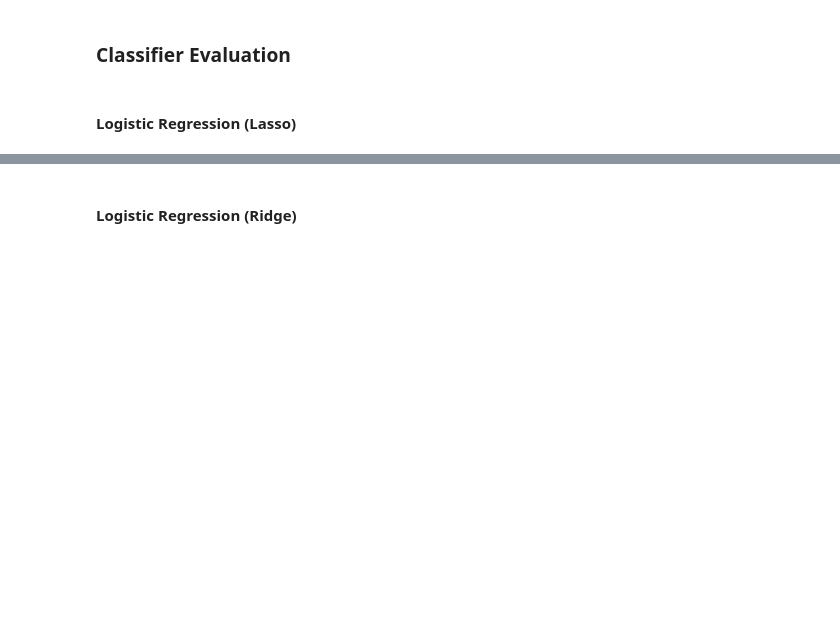
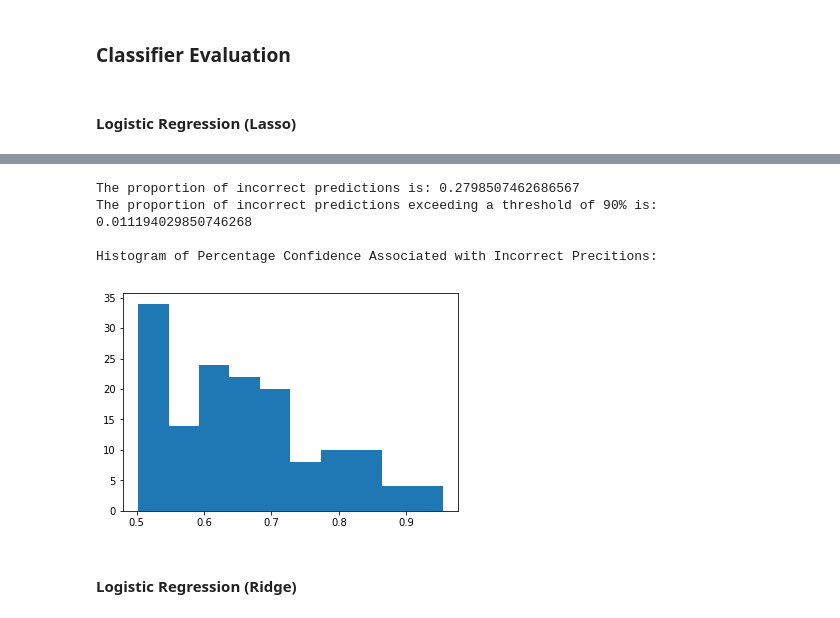
Before and after one commit to elyliu/mids-w207-final_proj-ncaa, a Jupyter notebook: deliverables/01-modeling.ipynb, the cells around one changed output, grey strips where cells are left out. Cells and saved outputs as stored; diff of their text form; code cells hidden in the pictures; blank space fills up the shorter version.

Commit message:
Error analysis

```diff
--- a/deliverables/01-modeling.ipynb
+++ b/deliverables/01-modeling.ipynb
@@ -1216,10 +1216,14 @@ Pull data from PostgreSQL and save to CSV. Basically saving data pull locally fo
 
 # df.to_csv("./data/approach1.csv", index=False)
 # %%
-df_in = pd.read_csv("./data/approach1.csv")
+# df_in = pd.read_csv("./data/approach1.csv")
+df_in = df
 # %%
 df_train = df_in[df_in['holdout_s1'] == 0]
 df_test = df_in[df_in['holdout_s1'] == 1]
+
+df_train = df_train.reset_index()
+df_test = df_test.reset_index()
 # %% [markdown]
 ### Baseline Metrics
 
@@ -1303,3 +1307,46 @@ ROC AUC:  0.793829360659
+# %%
+## Error Analysis
+wrong_count = 0
+really_wrong_count = 0
+high_error_threshold = 0.9
+len_data = len(pred)
+
+pos_wrong_list = []
+wrong_prob_list = []
+pos_right_list = []
+right_prob_list = []
+
+i = 0
+## Checking to see if predicted data matches actual data, and storing appropriate probability
+for data in pred:
+    data_prob = probs[i][data]
+
+    if data != df_test['Outcome'][i]:
+        wrong_count = wrong_count + 1
+        pos_wrong_list.append(i)
+        wrong_prob_list.append(data_prob)
+
+        if data_prob > high_error_threshold:
+            really_wrong_count = really_wrong_count + 1
+    else:
+        pos_right_list.append(i)
+        right_prob_list.append(data_prob)
+    i = i + 1
+
+wrong_perc = wrong_count / len_data
+really_wrong_perc = really_wrong_count / len_data
+
+print("The proportion of incorrect predictions is:", wrong_perc)
+print("The proportion of incorrect predictions exceeding a threshold of 90% is:", really_wrong_perc)
+print("\nHistogram of Percentage Confidence Associated with Incorrect Precitions:")
+
+graph = plt.hist(wrong_prob_list)
+# %% [output]
+The proportion of incorrect predictions is: 0.2798507462686567
+The proportion of incorrect predictions exceeding a threshold of 90% is: 0.011194029850746268
+
+Histogram of Percentage Confidence Associated with Incorrect Precitions:
+[figure, added]
 # %% [markdown]
 #### Logistic Regression (Ridge)
 # %%
```
Also changed, not shown: parts of 9 cells of this notebook.
